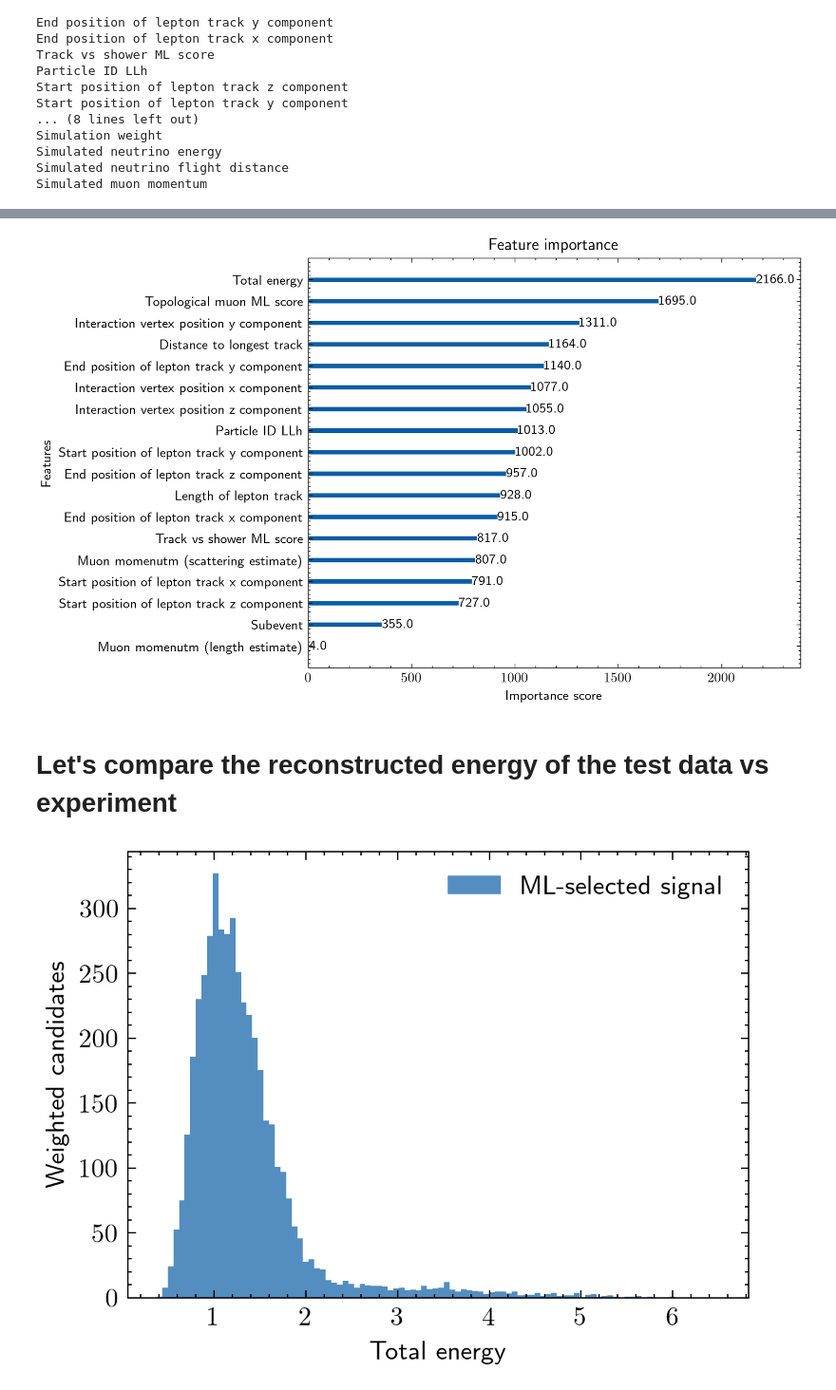
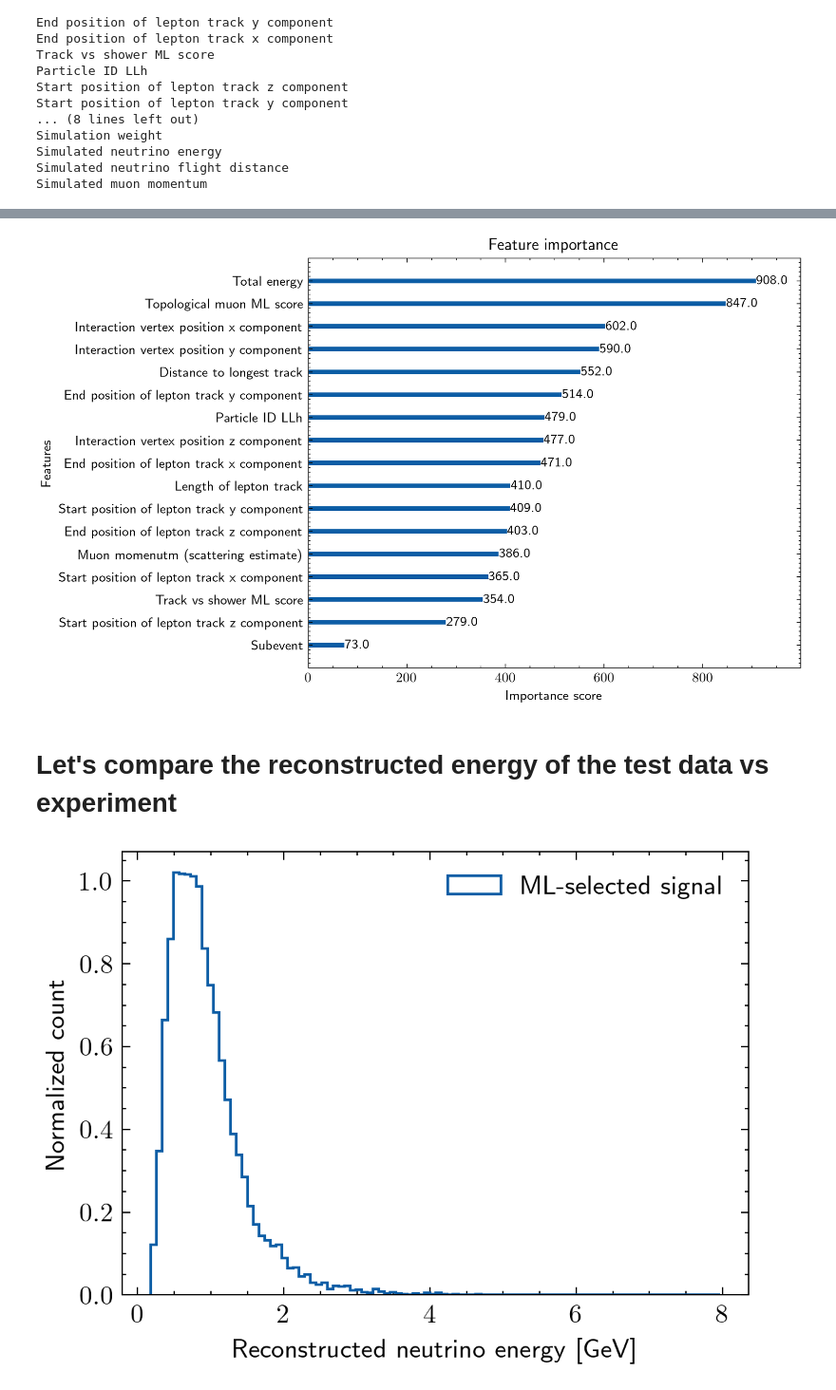
Before and after one commit to wnguyen1312/Neutrino-Oscillation, a Jupyter notebook: notebooks/ML Selection.ipynb, the cells around one changed output, grey strips where cells are left out. Shown at 95% size. Saved outputs shown, nothing was run; the diff lists cells and outputs as text; code cells hidden in the pictures.

Commit message:
Apply manual cut before training

```diff
--- a/notebooks/ML Selection.ipynb
+++ b/notebooks/ML Selection.ipynb
@@ -43,4 +43,4 @@ Simulated muon momentum
 #that give the optimal performance. These are known as hyperparameters, and it
 #is a task in itself to find the most appropriate values for them
 
-model = xgboost.XGBClassifier(eval_metric='auc', early_stopping_rounds=50, n_estimators=1000, learning_rate=0.3, max_depth=6)
+model = xgboost.XGBClassifier(eval_metric='auc', early_stopping_rounds=50, n_estimators=1000, learning_rate=0.2, max_depth=6)
@@ -88,8 +72,15 @@ for col in features:
     data[col] = pandas.to_numeric(data[col], errors='coerce')
 
 # rebuild sig and bkg AFTER conversion
-sig = data[data['Simulation category'] == 21].reset_index(drop=True)
-bkg = data[data['Simulation category'] != 21].reset_index(drop=True)
+
+manual_selection = (data['Total energy'] < 10) & (data['Simulated neutrino flight distance'] > 100)
+
+sig_mask = (data['Simulation category'] == 21) & manual_selection
+bkg_mask = (data['Simulation category'] != 21) & manual_selection
+
+sig = data[sig_mask]
+bkg = data[bkg_mask]
+
 
 # use row counts (not weights) for splitting
 nSignalTotal = len(sig)
@@ -231,7 +222,7 @@ xgboost.plot_importance(model, ax=ax, grid=False)
 plt.tight_layout()
 plt.show()
 # %% [output]
-[figure, old version]
+[figure, new version]
 # %% [markdown]
 # Let's compare the reconstructed energy of the test data vs experiment
 # %%
@@ -239,38 +230,38 @@ plt.show()
 prediction = model.predict_proba(x_test)
 scores = prediction[:, 1]    # probability of being signal
 
 # rebuild the real test data (physics variables, untouched)
 sig_test = sig[nSignalTrain:].reset_index(drop=True)
 bkg_test = bkg[nBackgroundTrain:].reset_index(drop=True)
 
 data_test = pandas.concat([sig_test, bkg_test], axis=0, ignore_index=True)
 
 # extract true physics variables and weights
-energy_test  = data_test['Simulated neutrino energy'].to_numpy()
+energy_test  = data_test['Total energy'].to_numpy()
 weight_test  = data_test['Simulation weight'].to_numpy()
 
 # classifier threshold
-threshold = 0.9
+threshold = 0.5
 
 # events classified as signal by the model
 energy_sig_like  = energy_test[scores > threshold]
 weight_sig_like  = weight_test[scores > threshold]
 
 # plot weighted histogram
 plt.figure(dpi=300)
 plt.hist(
     energy_sig_like,
     bins=100,
     weights=weight_sig_like,
-    histtype='stepfilled',
-    alpha=0.7,
-    label='ML-selected signal'
+    histtype='step',
+    label='ML-selected signal',
+    density = True
 )
 
-plt.xlabel('Total energy')
-plt.ylabel('Weighted candidates')
+plt.xlabel('Reconstructed neutrino energy [GeV]')
+plt.ylabel('Normalized count')
 plt.legend()
 plt.tight_layout()
 plt.show()
 # %% [output]
-[figure, old version]
+[figure, new version]
```
Also changed, not shown: parts of 8 cells of this notebook.
